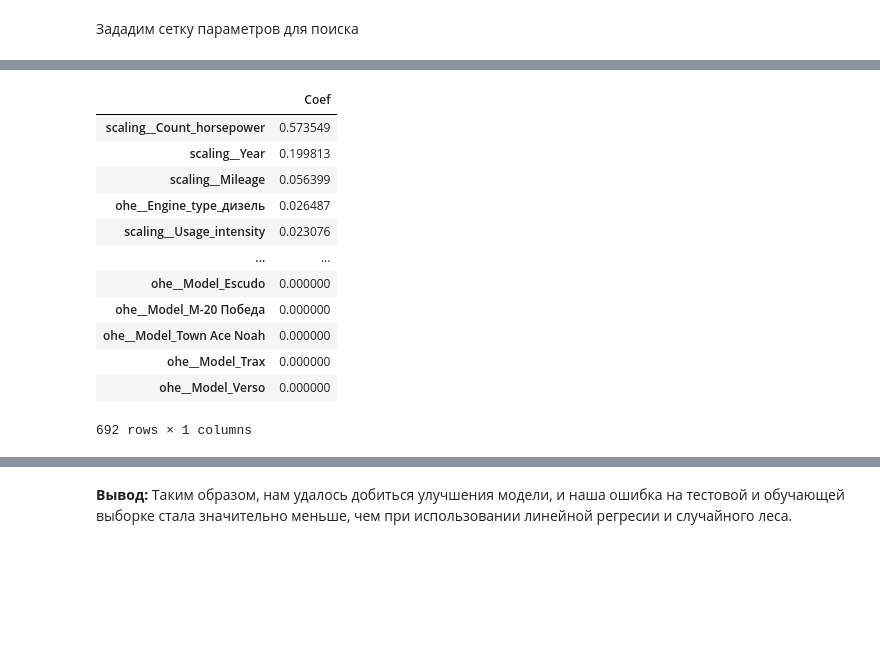
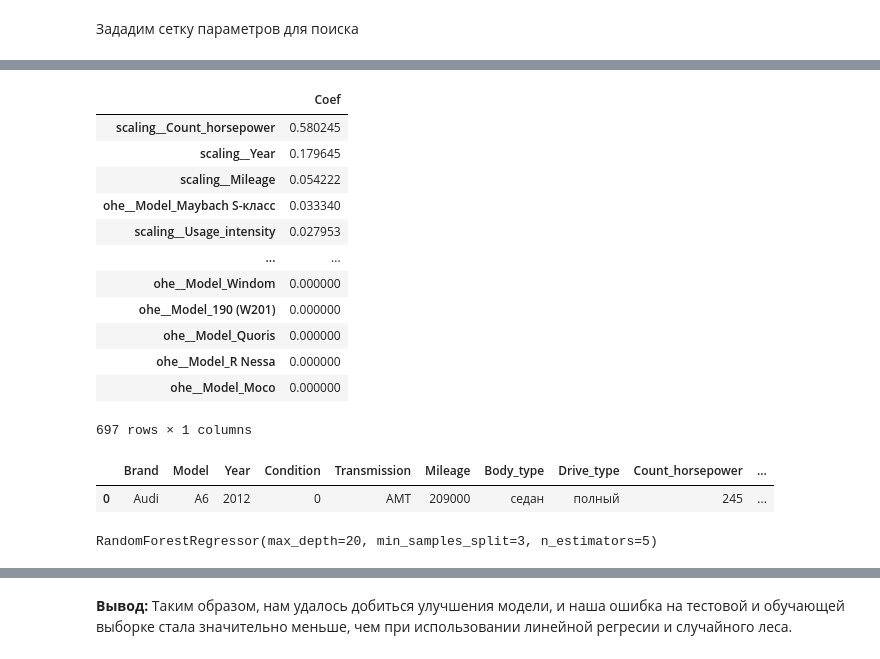
Before and after one commit to MagGoldi/Predicting_cost_car, a Jupyter notebook: Predicting/ml.ipynb, the cells around one changed output, grey strips where cells are left out. Saved outputs shown, nothing was run; the diff lists cells and outputs as text; code cells hidden in the pictures; blank space fills up the shorter version.

```diff
--- a/Predicting/ml.ipynb
+++ b/Predicting/ml.ipynb
@@ -31,3 +31,6 @@ cars_df.head()
 | 2 | Audi | A6 | 2700000 | 2015 | 0 | AMT | 149000 | седан | полный | ... |
 | 3 | Audi | A5 | 5890000 | 2022 | 0 | AMT | 5400 | лифтбек | полный | ... |
 | 4 | Audi | Q5 | 3150000 | 2019 | 0 | AMT | 61000 | внедорожник | полный | ... |
+# %%
+cars_df = cars_df.drop(['Photo', 'Link', 'City'], axis=1)
+cars_df
@@ -86,0 +93,4 @@ X_test_scaled = pd.DataFrame(column_transformer.transform(X_test).toarray())
+# %%
+# Получим названия признаков в новом DataFrame
+feature_names = column_transformer.get_feature_names_out()
+feature_names
@@ -225,6 +251,3 @@ rf_param_grid = {
     'max_depth': [3, 5, 10, 15],
     'min_samples_split': [2, 5, 10]
 }
-# %%
-rf_grid_search = RandomizedSearchCV(rf_model, rf_param_grid, cv=5)
-rf_grid_search.fit(X_train_scaled, y_train)
@@ -241,3 +254,5 @@ rf_best_max_depth, rf_best_min_samples_split, rf_best_n_estimators
+# %%
+rf_best_max_depth, rf_best_min_samples_split, rf_best_n_estimators = 20, 3, 10
 # %%
 rf_model = RandomForestRegressor(
     n_estimators=rf_best_n_estimators, min_samples_split=rf_best_min_samples_split, max_depth=rf_best_max_depth
@@ -262,22 +279,43 @@ Test MAE = 219091.77443745313
 # %%
 # Создадим таблицу с важностями
 rf_model_feature_coefs = pd.DataFrame(
-    data=rf_model.feature_importances_, index=transformer_names, columns=['Coef']
+    data=rf_model.feature_importances_, index=feature_names, columns=['Coef']
 )
 
 
 rf_model_feature_coefs.sort_values(by='Coef', ascending=False)
 # %% [output]
 |  | Coef |
-| scaling__Count_horsepower | 0.573549 |
-| scaling__Year | 0.199813 |
-| scaling__Mileage | 0.056399 |
-| ohe__Engine_type_дизель | 0.026487 |
-| scaling__Usage_intensity | 0.023076 |
+| scaling__Count_horsepower | 0.580245 |
+| scaling__Year | 0.179645 |
+| scaling__Mileage | 0.054222 |
+| ohe__Model_Maybach S-класс | 0.033340 |
+| scaling__Usage_intensity | 0.027953 |
 | ... | ... |
-| ohe__Model_Escudo | 0.000000 |
-| ohe__Model_М-20 Победа | 0.000000 |
-| ohe__Model_Town Ace Noah | 0.000000 |
-| ohe__Model_Trax | 0.000000 |
-| ohe__Model_Verso | 0.000000 |
+| ohe__Model_Windom | 0.000000 |
+| ohe__Model_190 (W201) | 0.000000 |
+| ohe__Model_Quoris | 0.000000 |
+| ohe__Model_R Nessa | 0.000000 |
+| ohe__Model_Moco | 0.000000 |
-692 rows × 1 columns
+697 rows × 1 columns
+# %%
+# Создание массива с признаками для Audi A6 2012 года
+X_test_audi = {'Brand':'Audi',
+                'Model':'A6',
+                'Year': 2012,
+                'Condition': 0,
+                'Transmission': 'AMT',
+                'Mileage': 209000,
+                'Body_type': 'седан',
+                'Drive_type': 'полный',
+                'Count_horsepower': 245,
+                'Engine_type': 'дизель',
+                'Usage_intensity': 17416.666667,
+                'Origin': 'European'}
+
+df_test = pd.DataFrame([X_test_audi], columns=['Brand', 'Model', 'Year', 'Condition', 'Transmission', 'Mileage', 'Body_type', 'Drive_type', 'Count_horsepower', 'Engine_type', 'Usage_intensity', 'Origin'])
+
+df_test
+# %% [output]
+|  | Brand | Model | Year | Condition | Transmission | Mileage | Body_type | Drive_type | Count_horsepower | ... |
+| 0 | Audi | A6 | 2012 | 0 | AMT | 209000 | седан | полный | 245 | ... |
@@ -283,0 +334,8 @@ rf_model_feature_coefs.sort_values(by='Coef', ascending=False)
+# %%
+rf_model = RandomForestRegressor(
+    n_estimators=5, min_samples_split=rf_best_min_samples_split, max_depth=rf_best_max_depth
+)
+
+rf_model.fit(X_train_scaled, y)
+# %% [output]
+RandomForestRegressor(max_depth=20, min_samples_split=3, n_estimators=5)
```
Also changed, not shown: parts of 25 cells of this notebook, 8 other files.
